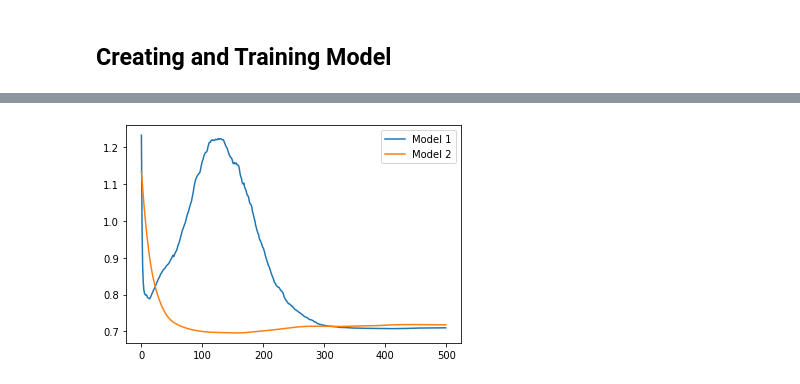
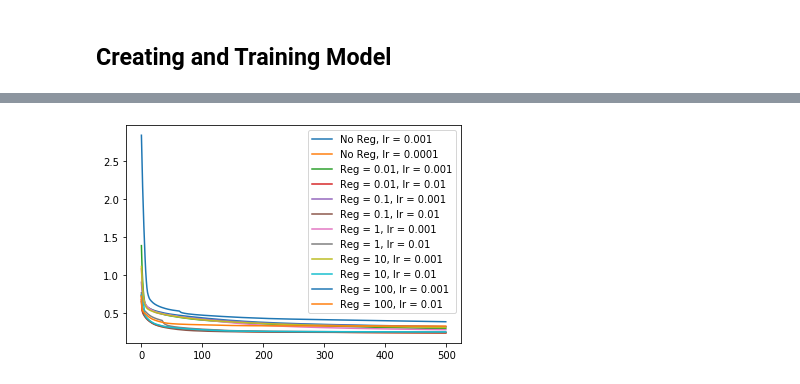
Before and after one commit to brenmcnamara/ML, a Jupyter notebook: projects/004/Regularized_Back_Prop_Impl.ipynb, the cells around one changed output, grey strips where cells are left out. Drawn from its saved outputs; the diff is of its cells as text; code cells hidden in the pictures.

Commit message:
Finish up back prop with regularization

```diff
--- a/projects/004/Regularized_Back_Prop_Impl.ipynb
+++ b/projects/004/Regularized_Back_Prop_Impl.ipynb
@@ -165,7 +170,7 @@ def binary_cross_entropy_loss_grad(output, expected):
     one_correct = (output == 1.0).astype(float) * -epsilon
     output = output + zero_correct + one_correct
 
-    return ((expected / output) - (1 - expected) / (1 - output))
+    return (-(expected / output) + (1 - expected) / (1 - output))
 # %%
 def binary_cross_entropy_loss_reg(model, lambd, sample_size, output, expected):
     error_penalty = binary_cross_entropy_loss(output, expected)
@@ -274,7 +278,7 @@ def backward(model, expected, lambd, batch_size):
 
     bias_grad = np.sum(error_last_layer, axis=1).reshape(-1, 1)
     weights_grad = np.dot(error_last_layer, output_prev_layer.T) # outer product
-    weights_grad -= (lambd / batch_size) * weights # regularization term
+    weights_grad += (lambd / batch_size) * weights # regularization term
     grad_last_layer = (weights_grad, bias_grad)
 
     errors.append(error_last_layer)
@@ -290,9 +294,9 @@ def backward(model, expected, lambd, batch_size):
         weights_next_layer, bias_next_layer = layers[i+1]
 
         error = np.dot(weights_next_layer.T, error_next_layer) * relu_deriv(linear_output)
-        bias_grad = np.sum(error, axis=1).reshape(-1, 1) / m
-        weights_grad = np.dot(error, output_prev_layer.T) / m # outer product
-        weights_grad -= (lambd / batch_size) * weights # regularization term
+        bias_grad = np.sum(error, axis=1).reshape(-1, 1)
+        weights_grad = np.dot(error, output_prev_layer.T) # outer product
+        weights_grad += (lambd / batch_size) * weights # regularization term
 
         errors.append(error)
         grads.append((weights_grad, bias_grad))
@@ -374,8 +378,8 @@ def step_Adam(model, lr, batch_size, beta_1=0.9, beta_2=0.999, epsilon=1e-30):
         deltat_bias = mt_hat_bias / (np.sqrt(vt_hat_bias) + epsilon)
 
         # Update weights.
-        weight = weight + (lr / batch_size * deltat_weight)
-        bias = bias + (lr / batch_size * deltat_bias)
+        weight = weight - (lr / batch_size * deltat_weight)
+        bias = bias - (lr / batch_size * deltat_bias)
 
         # Write to model.
         model['layers'][i] = (weight, bias)
@@ -474,7 +478,7 @@ def create_model(layer_sizes, standardize):
 
     return model
 # %%
-def train_model(model, train_data, train_labels, lr, lambd, batch_size, epochs=5000, logs=True):
+def train_model(model, train_data, train_labels, lr, lambd, batch_size, epochs=5000, logs=True, enable_gradient_checking=False):
 
     m = train_data.shape[1]
 
@@ -500,9 +504,14 @@ def train_model(model, train_data, train_labels, lr, lambd, batch_size, epochs=5
             train_error = binary_cross_entropy_loss_reg(model, lambd, m, train_output, train_labels) / m
             train_errors.append(train_error)
 
-            if logs and i % 100 == 0:
+
+            if logs and i % 200 == 0:
                 print(f'Epoch {i + 1}')
                 print(f'Train Error={train_error}')
+
+                if enable_gradient_checking:
+                    grad_error = gradient_checking(model, batch_X, batch_Y)
+                    print(f'Grad Error={grad_error}')
 
                 print('')
 
@@ -623,8 +674,8 @@ Model took 0.64m to train.
 # %%
 for train_errors in train_error_logs:
     plt.plot(train_errors)
 
-plt.legend([f'Model {i+1}' for i in range(len(train_error_logs))])
+plt.legend([hp['model_name'] for hp in hyperparams])
 plt.show()
 # %% [output]
-[figure, old version]
+[figure, new version]
```
Also changed, not shown: parts of 15 cells of this notebook.
